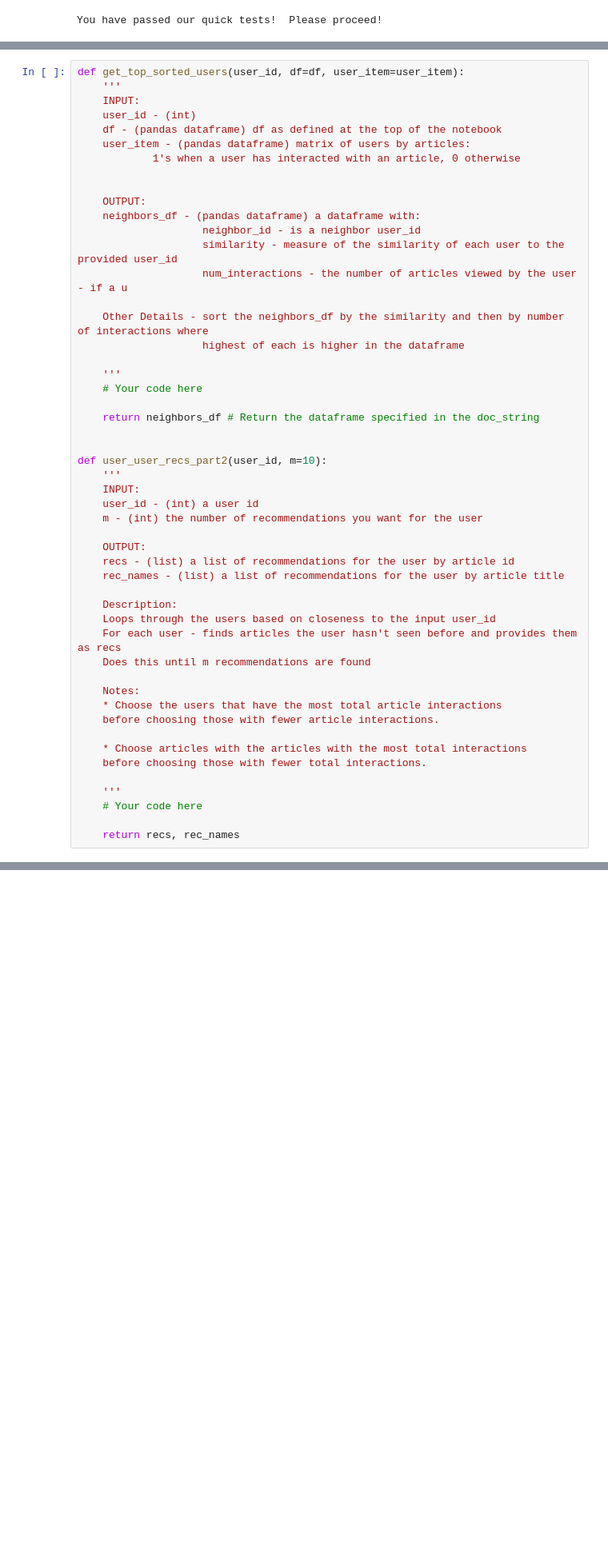
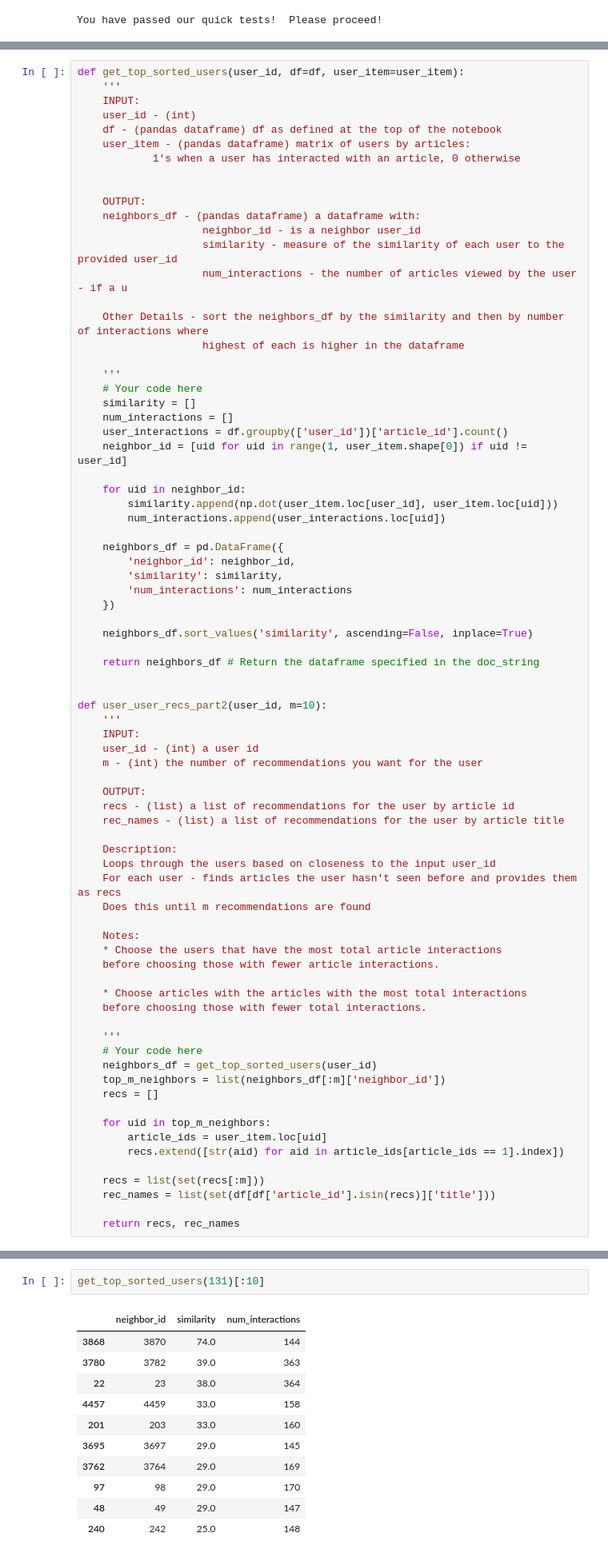
Before and after one commit to ramprasathk93/recommendations_with_ibm, a Jupyter notebook: Recommendations_with_IBM.ipynb, the cells around one changed output, grey strips where cells are left out. Shown: that part at 80% size. Drawn from its saved outputs; the diff is of its cells as text; blank space fills up the shorter version.

Commit message:
user based collaborative filtering

```diff
--- a/Recommendations_with_IBM.ipynb
+++ b/Recommendations_with_IBM.ipynb
@@ -471,6 +493,22 @@ def get_top_sorted_users(user_id, df=df, user_item=user_item):
 
     '''
     # Your code here
+    similarity = []
+    num_interactions = []
+    user_interactions = df.groupby(['user_id'])['article_id'].count()
+    neighbor_id = [uid for uid in range(1, user_item.shape[0]) if uid != user_id]
+
+    for uid in neighbor_id:
+        similarity.append(np.dot(user_item.loc[user_id], user_item.loc[uid]))
+        num_interactions.append(user_interactions.loc[uid])
+
+    neighbors_df = pd.DataFrame({
+        'neighbor_id': neighbor_id,
+        'similarity': similarity,
+        'num_interactions': num_interactions
+    })
+
+    neighbors_df.sort_values('similarity', ascending=False, inplace=True)
 
     return neighbors_df # Return the dataframe specified in the doc_string
 
@@ -499,6 +537,16 @@ def user_user_recs_part2(user_id, m=10):
 
     '''
     # Your code here
+    neighbors_df = get_top_sorted_users(user_id)
+    top_m_neighbors = list(neighbors_df[:m]['neighbor_id'])
+    recs = []
+
+    for uid in top_m_neighbors:
+        article_ids = user_item.loc[uid]
+        recs.extend([str(aid) for aid in article_ids[article_ids == 1].index])
+
+    recs = list(set(recs[:m]))
+    rec_names = list(set(df[df['article_id'].isin(recs)]['title']))
 
     return recs, rec_names
 # %%
@@ -512,5 +566,19 @@ print(rec_names)
 # %% [markdown]
 `5.` Use your functions from above to correctly fill in the solutions to the dictionary below.  Then test your dictionary against the solution.  Provide the code you need to answer each following the comments below.
+# %%
+get_top_sorted_users(131)[:10]
+# %% [output]
+|  | neighbor_id | similarity | num_interactions |
+| 3868 | 3870 | 74.0 | 144 |
+| 3780 | 3782 | 39.0 | 363 |
+| 22 | 23 | 38.0 | 364 |
+| 4457 | 4459 | 33.0 | 158 |
+| 201 | 203 | 33.0 | 160 |
+| 3695 | 3697 | 29.0 | 145 |
+| 3762 | 3764 | 29.0 | 169 |
+| 97 | 98 | 29.0 | 170 |
+| 48 | 49 | 29.0 | 147 |
+| 240 | 242 | 25.0 | 148 |
 # %%
 ### Tests with a dictionary of results
 
```
Also changed, not shown: parts of 12 cells of this notebook.
